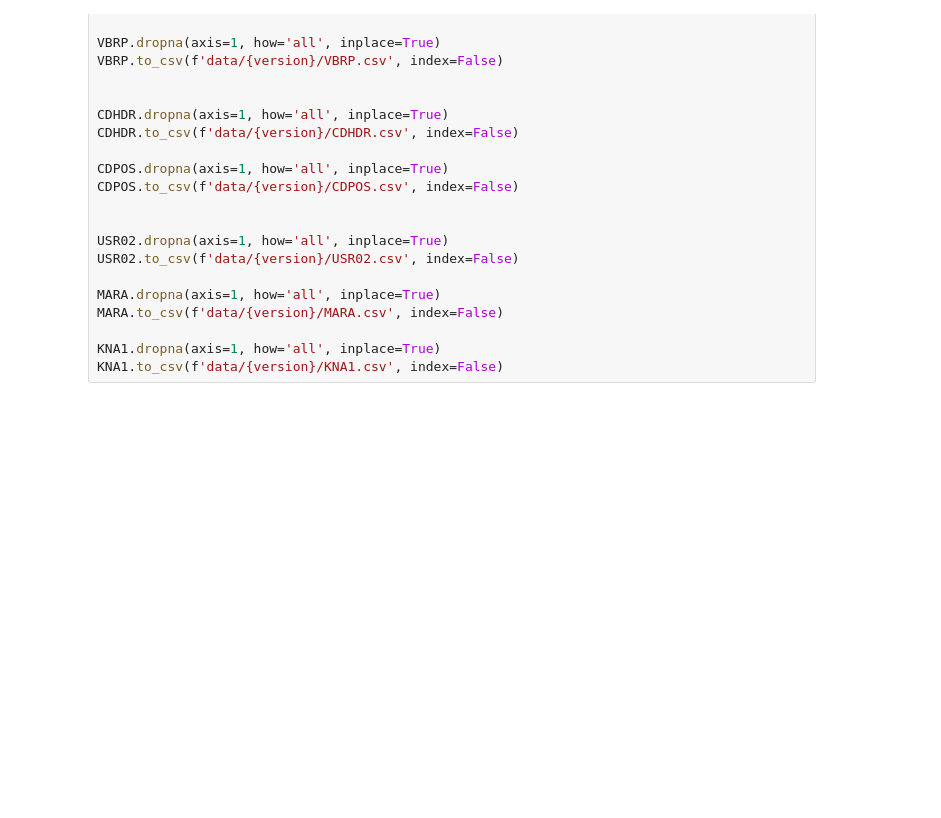
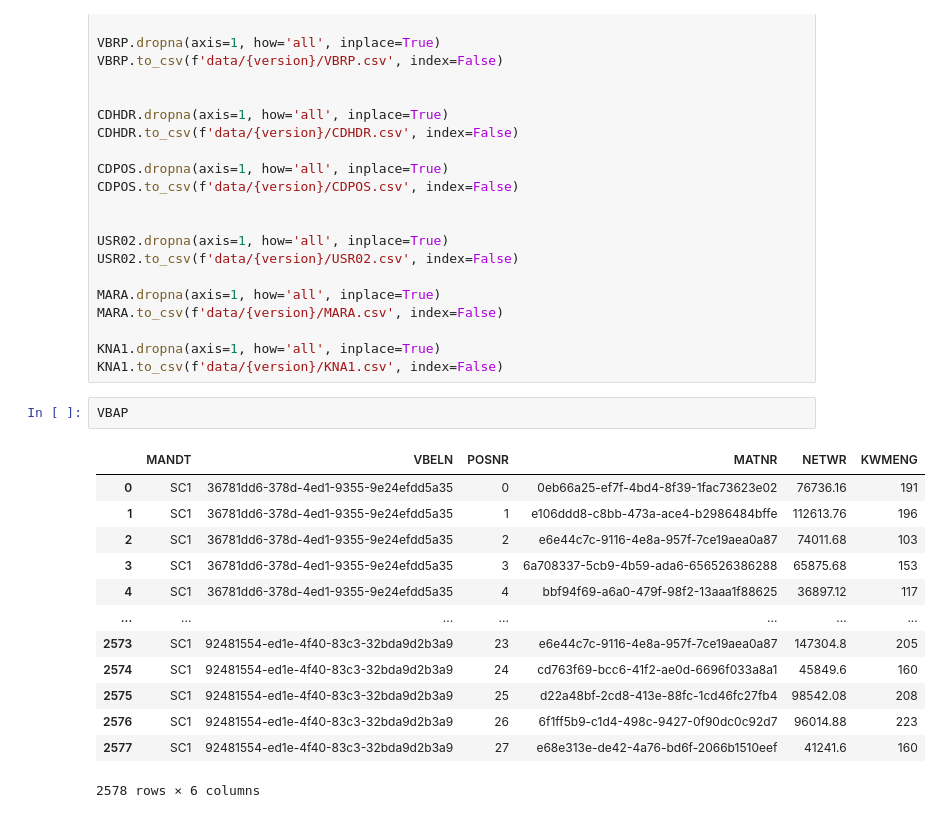
Before and after one commit to NaolGB/Sourcream, a Jupyter notebook: om.ipynb, the cells around one changed output. Drawn from its saved outputs; the diff is of its cells as text; blank space fills up the shorter version.

```diff
--- a/om.ipynb
+++ b/om.ipynb
@@ -830,3 +829,19 @@ MARA.to_csv(f'data/{version}/MARA.csv', index=False)
 
 KNA1.dropna(axis=1, how='all', inplace=True)
 KNA1.to_csv(f'data/{version}/KNA1.csv', index=False)
+# %%
+VBAP
+# %% [output]
+|  | MANDT | VBELN | POSNR | MATNR | NETWR | KWMENG |
+| 0 | SC1 | 36781dd6-378d-4ed1-9355-9e24efdd5a35 | 0 | 0eb66a25-ef7f-4bd4-8f39-1fac73623e02 | 76736.16 | 191 |
+| 1 | SC1 | 36781dd6-378d-4ed1-9355-9e24efdd5a35 | 1 | e106ddd8-c8bb-473a-ace4-b2986484bffe | 112613.76 | 196 |
+| 2 | SC1 | 36781dd6-378d-4ed1-9355-9e24efdd5a35 | 2 | e6e44c7c-9116-4e8a-957f-7ce19aea0a87 | 74011.68 | 103 |
+| 3 | SC1 | 36781dd6-378d-4ed1-9355-9e24efdd5a35 | 3 | 6a708337-5cb9-4b59-ada6-656526386288 | 65875.68 | 153 |
+| 4 | SC1 | 36781dd6-378d-4ed1-9355-9e24efdd5a35 | 4 | bbf94f69-a6a0-479f-98f2-13aaa1f88625 | 36897.12 | 117 |
+| ... | ... | ... | ... | ... | ... | ... |
+| 2573 | SC1 | 92481554-ed1e-4f40-83c3-32bda9d2b3a9 | 23 | e6e44c7c-9116-4e8a-957f-7ce19aea0a87 | 147304.8 | 205 |
+| 2574 | SC1 | 92481554-ed1e-4f40-83c3-32bda9d2b3a9 | 24 | cd763f69-bcc6-41f2-ae0d-6696f033a8a1 | 45849.6 | 160 |
+| 2575 | SC1 | 92481554-ed1e-4f40-83c3-32bda9d2b3a9 | 25 | d22a48bf-2cd8-413e-88fc-1cd46fc27fb4 | 98542.08 | 208 |
+| 2576 | SC1 | 92481554-ed1e-4f40-83c3-32bda9d2b3a9 | 26 | 6f1ff5b9-c1d4-498c-9427-0f90dc0c92d7 | 96014.88 | 223 |
+| 2577 | SC1 | 92481554-ed1e-4f40-83c3-32bda9d2b3a9 | 27 | e68e313e-de42-4a76-bd6f-2066b1510eef | 41241.6 | 160 |
+2578 rows × 6 columns
```
Also changed, not shown: parts of 2 cells of this notebook, 1 other file.
